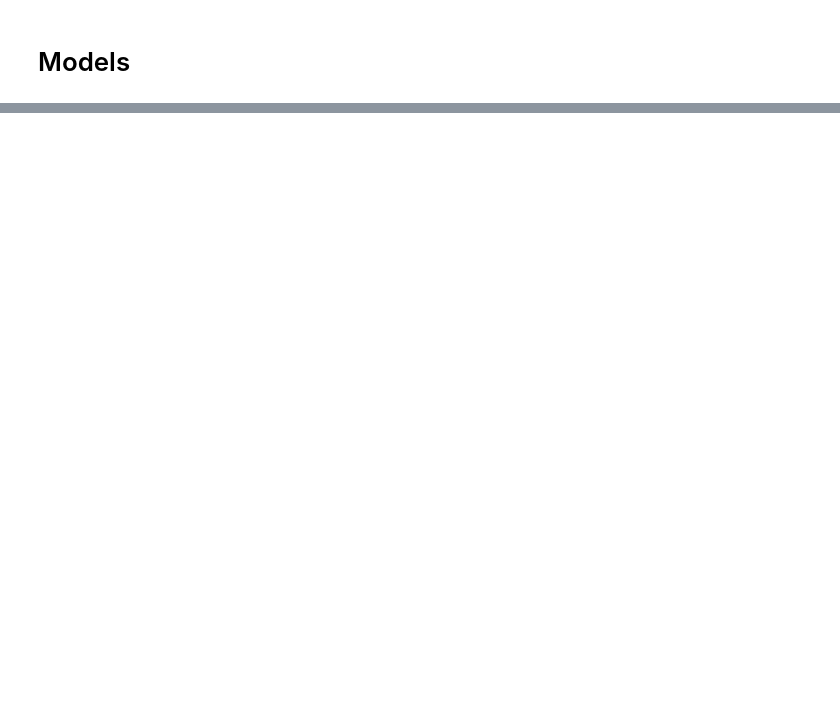
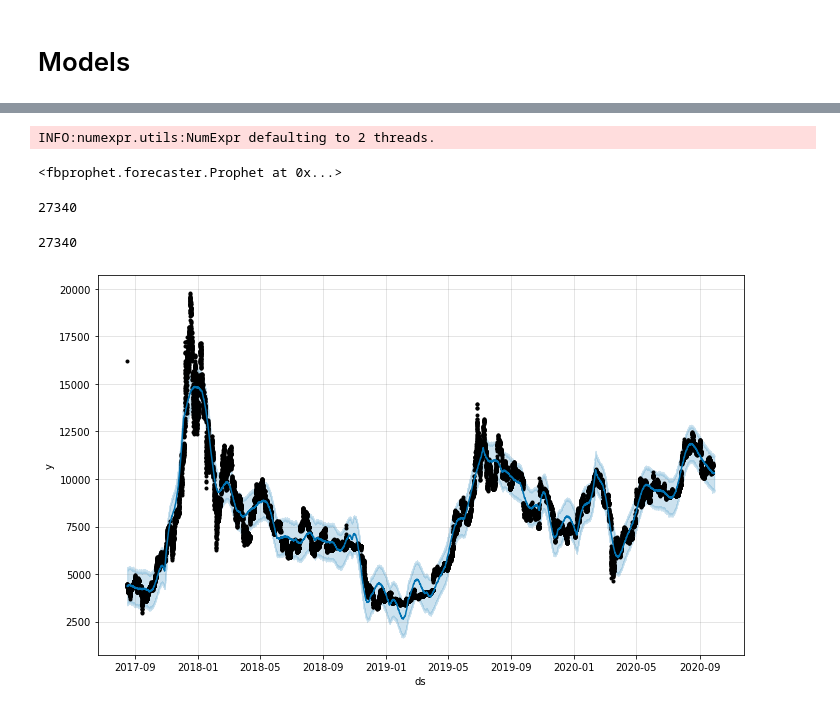
Before and after one commit to juan-ivan-NV/Btc_trading, a Jupyter notebook: Cryptocurrencies_forecastings_data_by_hour.ipynb, the cells around one changed output, grey strips where cells are left out. Cells and saved outputs as stored; diff of their text form; code cells hidden in the pictures; blank space fills up the shorter version.

```diff
--- a/Cryptocurrencies_forecastings_data_by_hour.ipynb
+++ b/Cryptocurrencies_forecastings_data_by_hour.ipynb
@@ -120,0 +137,27 @@ I will let 3 days to predict
+# %%
+m = fbprophet.Prophet(changepoint_prior_scale=1.1)
+# %%
+m.fit(my_coin_high_p)
+# %% [output]
+INFO:numexpr.utils:NumExpr defaulting to 2 threads.
+<fbprophet.forecaster.Prophet at 0x...>
+# %%
+# ► Generating future 20 dates
+
+future = m.make_future_dataframe(freq='H',periods=72)
+# %%
+len(future)
+# %% [output]
+27340
+# %%
+# ► Predicting those days
+
+forecast_p = m.predict(future)
+# %%
+len(forecast_p)
+# %% [output]
+27340
+# %%
+m.plot(forecast_p);
+# %% [output]
+[figure, added]
```
Also changed, not shown: parts of 17 cells of this notebook.
